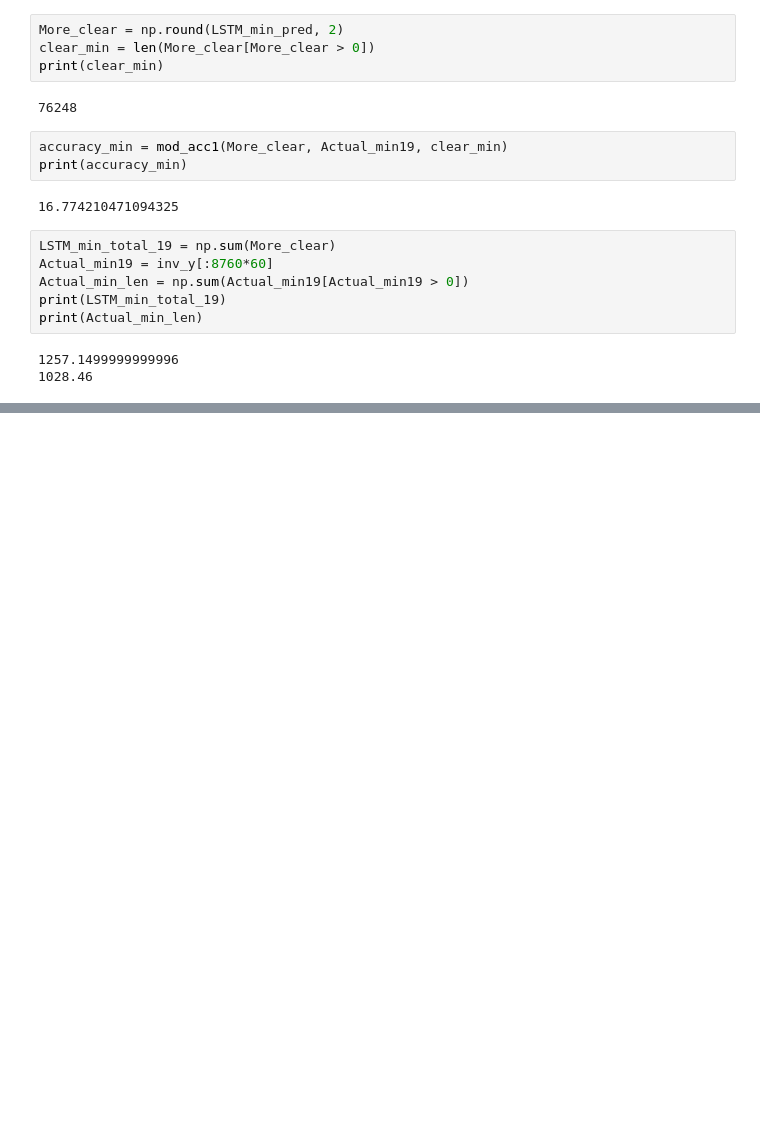
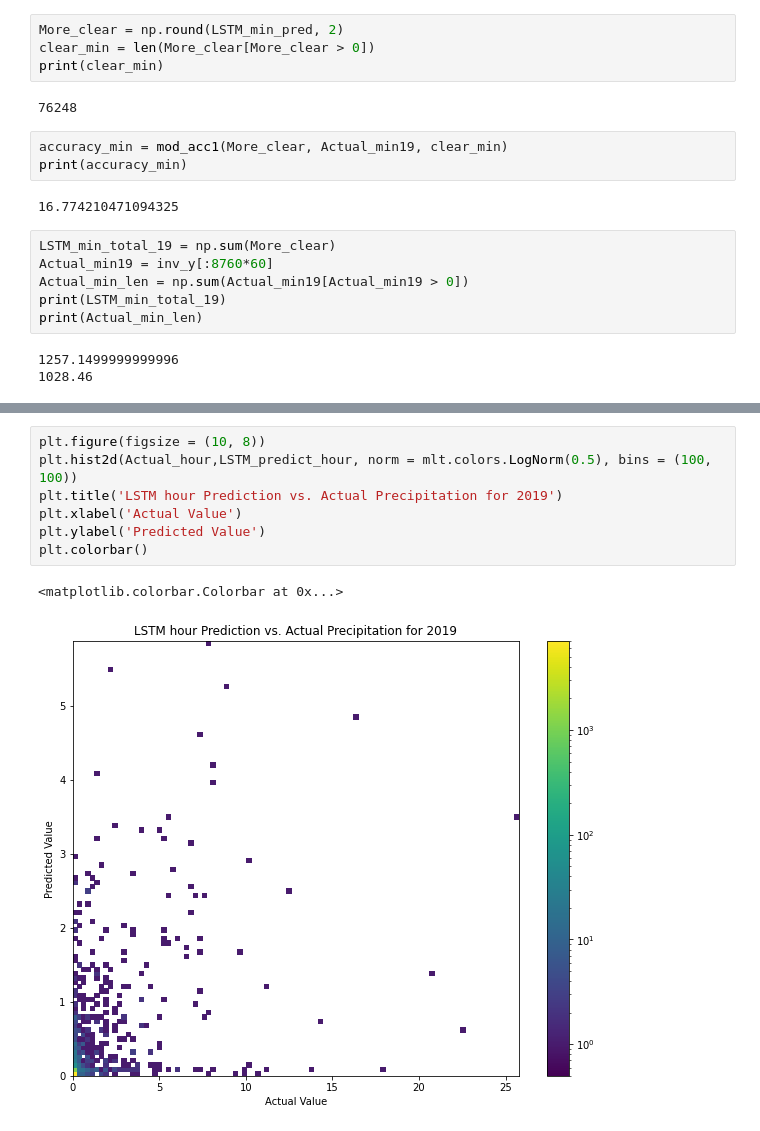
Before and after one commit to zhangt3-e/senior_thesis, a Jupyter notebook: Code/LSTM.ipynb, the cells around one changed output, grey strips where cells are left out. Saved outputs shown, nothing was run; the diff lists cells and outputs as text; blank space fills up the shorter version.

```diff
--- a/Code/LSTM.ipynb
+++ b/Code/LSTM.ipynb
@@ -477,0 +488,10 @@ print(Actual_min_len)
+# %%
+plt.figure(figsize = (10, 8))
+plt.hist2d(Actual_hour,LSTM_predict_hour, norm = mlt.colors.LogNorm(0.5), bins = (100, 100))
+plt.title('LSTM hour Prediction vs. Actual Precipitation for 2019')
+plt.xlabel('Actual Value')
+plt.ylabel('Predicted Value')
+plt.colorbar()
+# %% [output]
+<matplotlib.colorbar.Colorbar at 0x...>
+[figure, added]
```
Also changed, not shown: parts of 1 cell of this notebook, 6 other files.
